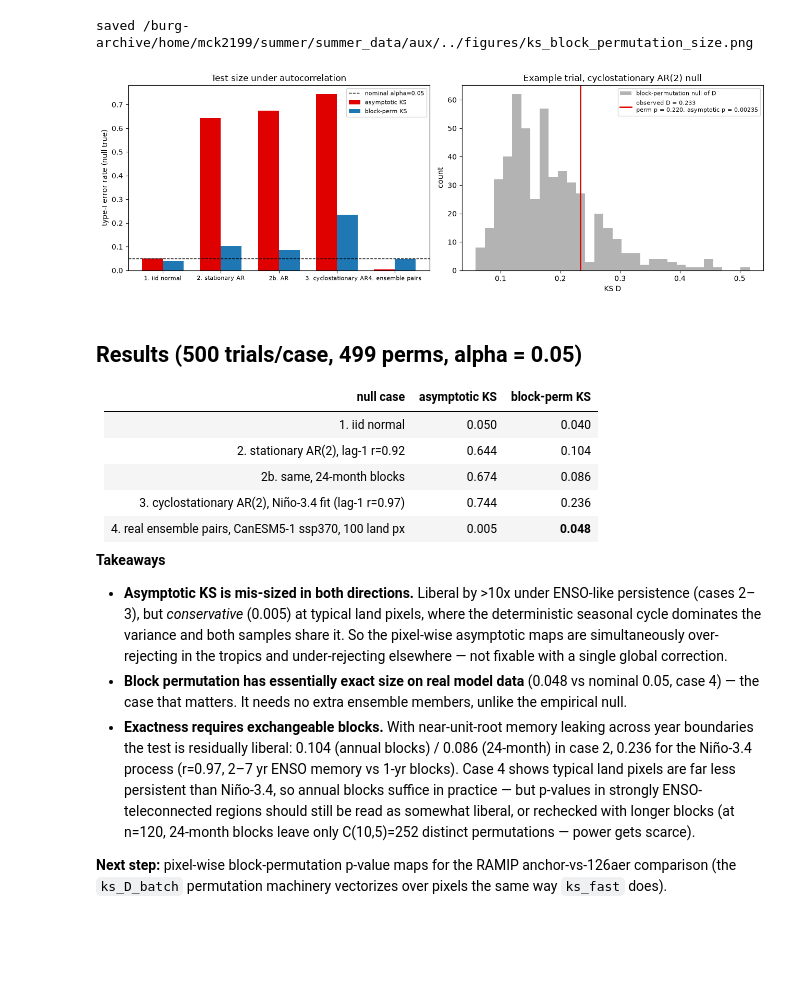
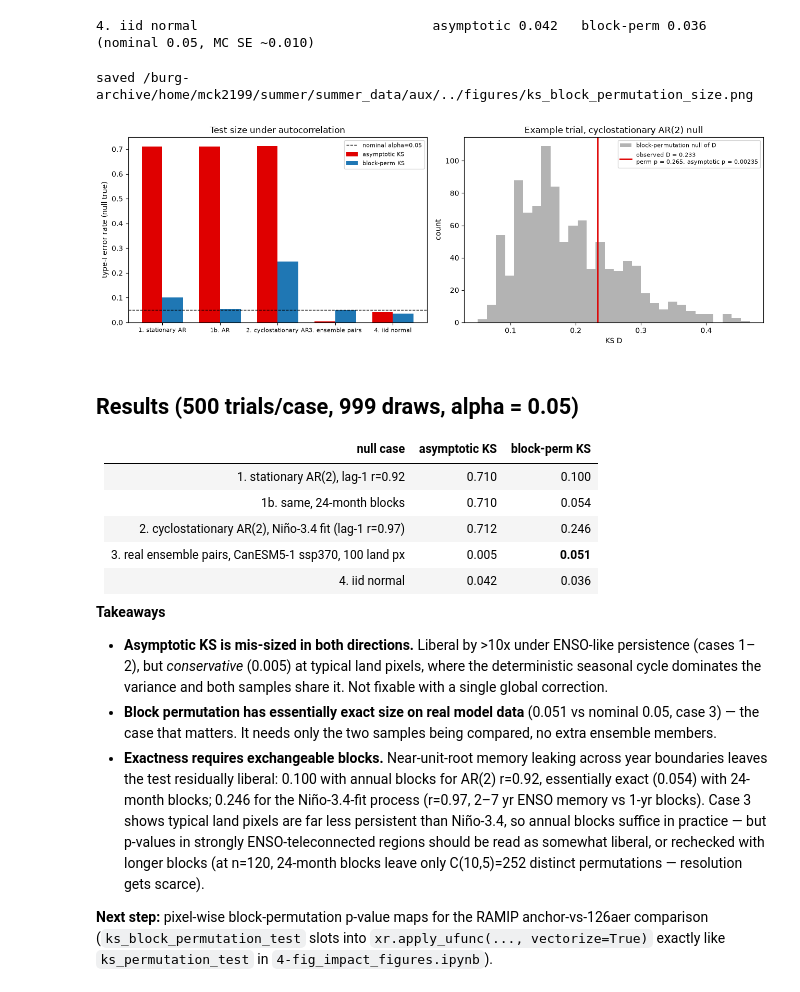
Before and after one commit to milindkudapa/bcd_me, a Jupyter notebook: path_independence/ks_block_permutation.ipynb, the cells around one changed output. Saved outputs shown, nothing was run; the diff lists cells and outputs as text; code cells hidden in the pictures; blank space fills up the shorter version.

```diff
--- a/path_independence/ks_block_permutation.ipynb
+++ b/path_independence/ks_block_permutation.ipynb
@@ -96,15 +185,10 @@ AR(2) with phi = (1.2, −0.3): stationary (roots outside unit circle), lag-1 au
 # %%
-rates = {}
-rates['1. iid normal'] = mc_size(
-    lambda rng: (rng.standard_normal(120), rng.standard_normal(120)),
-    '1. iid normal', rng=np.random.default_rng(1))
-
 PHI = (1.2, -0.3)
 gen_ar2 = lambda rng: (ar2_sim(120, *PHI, rng), ar2_sim(120, *PHI, rng))
-rates['2. stationary AR(2)'] = mc_size(
-    gen_ar2, f'2. stationary AR(2) phi={PHI}', rng=np.random.default_rng(2))
-# lag-1 r=0.92 leaks across annual block boundaries -> annual blocks slightly liberal;
-# doubling block length shows how fast the residual leakage decays
-rates['2b. AR(2), 24-mo blocks'] = mc_size(
-    gen_ar2, '2b. same AR(2), 24-month blocks', rng=np.random.default_rng(2), block=24)
+rates['1. stationary AR(2)'] = mc_size(
+    gen_ar2, f'1. stationary AR(2) phi={PHI}', rng=np.random.default_rng(2))
+# lag-1 r=0.92 leaks across annual block boundaries -> annual blocks residually
+# liberal; doubling the block shows how fast the leakage decays
+rates['1b. AR(2), 24-mo blocks'] = mc_size(
+    gen_ar2, '1b. same AR(2), 24-month blocks', rng=np.random.default_rng(2), block=24)
 # %% [output]
@@ -154,7 +237,7 @@ def gen_cyclo(rng):
     cyc = np.tile(clim12, 10)
     return cyc + a, cyc + b
 
-rates['3. cyclostationary AR(2) (Nino-3.4 fit)'] = mc_size(
-    gen_cyclo, '3. cyclostationary AR(2) (Nino-3.4)', rng=np.random.default_rng(3))
+rates['2. cyclostationary AR(2) (Nino-3.4 fit)'] = mc_size(
+    gen_cyclo, '2. cyclostationary AR(2) (Nino-3.4)', rng=np.random.default_rng(3))
 # %% [output]
 CanESM5-1 Nino-3.4 (2015-2050): AR(2) phi=(1.375, -0.414), innovation sd=0.216 K, lag-1 r=0.972
@@ -182,16 +265,15 @@ land_flat = ((lm == 0).values & (lat > -60).values[:, None]).ravel()
 NPIX = 100
 pix = np.random.default_rng(4).choice(np.flatnonzero(land_flat), NPIX, replace=False)
 
-rng4 = np.random.default_rng(44)
 rej_a = rej_p = ntest = 0
 for r1, r2 in combinations(runs, 2):
     for px in pix:
         x, y = members[r1][px], members[r2][px]
         rej_a += sstats.kstest(x, y, method='asymp').pvalue < ALPHA
-        rej_p += block_perm_p(x, y, rng4) < ALPHA
+        rej_p += ks_block_permutation_test(x, y, ndraws=NDRAWS)[0] < ALPHA
         ntest += 1
-rates['4. ensemble pairs (CanESM5-1 ssp370)'] = (rej_a / ntest, rej_p / ntest)
-print(f'4. ensemble pairs: {len(runs)*(len(runs)-1)//2} pairs x {NPIX} land pixels = {ntest} tests')
+rates['3. ensemble pairs (CanESM5-1 ssp370)'] = (rej_a / ntest, rej_p / ntest)
+print(f'3. ensemble pairs: {len(runs)*(len(runs)-1)//2} pairs x {NPIX} land pixels = {ntest} tests')
 print(f'   asymptotic {rej_a/ntest:.3f}   block-perm {rej_p/ntest:.3f}   (nominal {ALPHA})')
 # %% [output]
 CanESM5-1: 10 ssp370 members loaded, (8192, 120)
@@ -200,52 +286,58 @@ CanESM5-1: 10 ssp370 members loaded, (8192, 120)
+# %%
+rates['4. iid normal'] = mc_size(
+    lambda rng: (rng.standard_normal(120), rng.standard_normal(120)),
+    '4. iid normal', rng=np.random.default_rng(1))
+# %% [output]
+4. iid normal                              asymptotic 0.042   block-perm 0.036   (nominal 0.05, MC SE ~0.010)
 # %%
 # summary figure: size per case + one example permutation null
 fig, (ax1, ax2) = plt.subplots(1, 2, figsize=(13, 4.5))
 
 labels = list(rates)
 xpos = np.arange(len(labels))
 ax1.bar(xpos - 0.18, [rates[l][0] for l in labels], 0.36, label='asymptotic KS', color='#df0000')
 ax1.bar(xpos + 0.18, [rates[l][1] for l in labels], 0.36, label='block-perm KS', color='#1f77b4')
 ax1.axhline(ALPHA, color='k', ls='--', lw=1, label=f'nominal alpha={ALPHA}')
 ax1.set_xticks(xpos)
 ax1.set_xticklabels([l.split('(')[0].strip() for l in labels], fontsize=8)
 ax1.set_ylabel('type-I error rate (null true)')
 ax1.set_title('Test size under autocorrelation')
 ax1.legend(fontsize=8)
 
 rng_ex = np.random.default_rng(7)
 x_ex, y_ex = gen_cyclo(rng_ex)
-p_ex, D_obs, D_perm = block_perm_p(x_ex, y_ex, rng_ex, return_null=True)
+p_ex, D_obs, D_perm = ks_block_permutation_test(x_ex, y_ex, ndraws=NDRAWS)
 p_asym = sstats.kstest(x_ex, y_ex, method='asymp').pvalue
 ax2.hist(D_perm, bins=30, color='0.7', label='block-permutation null of D')
 ax2.axvline(D_obs, color='#df0000', lw=2,
             label=f'observed D = {D_obs:.3f}\nperm p = {p_ex:.3f}, asymptotic p = {p_asym:.3g}')
 ax2.set_xlabel('KS D')
 ax2.set_ylabel('count')
 ax2.set_title('Example trial, cyclostationary AR(2) null')
 ax2.legend(fontsize=8)
 
 fig.tight_layout()
 out_dir = dir_list['aux'] + '../figures/'
 fig.savefig(out_dir + 'ks_block_permutation_size.png', dpi=150, bbox_inches='tight')
 print('saved', out_dir + 'ks_block_permutation_size.png')
 # %% [output]
 saved /burg-archive/home/mck2199/summer/summer_data/aux/../figures/ks_block_permutation_size.png
-[figure, old version]
+[figure, new version]
 # %% [markdown]
-## Results (500 trials/case, 499 perms, alpha = 0.05)
+## Results (500 trials/case, 999 draws, alpha = 0.05)
 
 | null case | asymptotic KS | block-perm KS |
 |---|---|---|
-| 1. iid normal | 0.050 | 0.040 |
-| 2. stationary AR(2), lag-1 r=0.92 | 0.644 | 0.104 |
-| 2b. same, 24-month blocks | 0.674 | 0.086 |
-| 3. cyclostationary AR(2), Niño-3.4 fit (lag-1 r=0.97) | 0.744 | 0.236 |
-| 4. real ensemble pairs, CanESM5-1 ssp370, 100 land px | 0.005 | **0.048** |
+| 1. stationary AR(2), lag-1 r=0.92 | 0.710 | 0.100 |
+| 1b. same, 24-month blocks | 0.710 | 0.054 |
+| 2. cyclostationary AR(2), Niño-3.4 fit (lag-1 r=0.97) | 0.712 | 0.246 |
+| 3. real ensemble pairs, CanESM5-1 ssp370, 100 land px | 0.005 | **0.051** |
+| 4. iid normal | 0.042 | 0.036 |
 
 **Takeaways**
 
-- **Asymptotic KS is mis-sized in both directions.** Liberal by >10x under ENSO-like persistence (cases 2–3), but *conservative* (0.005) at typical land pixels, where the deterministic seasonal cycle dominates the variance and both samples share it. So the pixel-wise asymptotic maps are simultaneously over-rejecting in the tropics and under-rejecting elsewhere — not fixable with a single global correction.
-- **Block permutation has essentially exact size on real model data** (0.048 vs nominal 0.05, case 4) — the case that matters. It needs no extra ensemble members, unlike the empirical null.
-- **Exactness requires exchangeable blocks.** With near-unit-root memory leaking across year boundaries the test is residually liberal: 0.104 (annual blocks) / 0.086 (24-month) in case 2, 0.236 for the Niño-3.4 process (r=0.97, 2–7 yr ENSO memory vs 1-yr blocks). Case 4 shows typical land pixels are far less persistent than Niño-3.4, so annual blocks suffice in practice — but p-values in strongly ENSO-teleconnected regions should still be read as somewhat liberal, or rechecked with longer blocks (at n=120, 24-month blocks leave only C(10,5)=252 distinct permutations — power gets scarce).
+- **Asymptotic KS is mis-sized in both directions.** Liberal by >10x under ENSO-like persistence (cases 1–2), but *conservative* (0.005) at typical land pixels, where the deterministic seasonal cycle dominates the variance and both samples share it. Not fixable with a single global correction.
+- **Block permutation has essentially exact size on real model data** (0.051 vs nominal 0.05, case 3) — the case that matters. It needs only the two samples being compared, no extra ensemble members.
+- **Exactness requires exchangeable blocks.** Near-unit-root memory leaking across year boundaries leaves the test residually liberal: 0.100 with annual blocks for AR(2) r=0.92, essentially exact (0.054) with 24-month blocks; 0.246 for the Niño-3.4-fit process (r=0.97, 2–7 yr ENSO memory vs 1-yr blocks). Case 3 shows typical land pixels are far less persistent than Niño-3.4, so annual blocks suffice in practice — but p-values in strongly ENSO-teleconnected regions should be read as somewhat liberal, or rechecked with longer blocks (at n=120, 24-month blocks leave only C(10,5)=252 distinct permutations — resolution gets scarce).
 
-**Next step:** pixel-wise block-permutation p-value maps for the RAMIP anchor-vs-126aer comparison (the `ks_D_batch` permutation machinery vectorizes over pixels the same way `ks_fast` does).
+**Next step:** pixel-wise block-permutation p-value maps for the RAMIP anchor-vs-126aer comparison (`ks_block_permutation_test` slots into `xr.apply_ufunc(..., vectorize=True)` exactly like `ks_permutation_test` in `4-fig_impact_figures.ipynb`).
```
Also changed, not shown: parts of 12 cells of this notebook, 1 other file.
